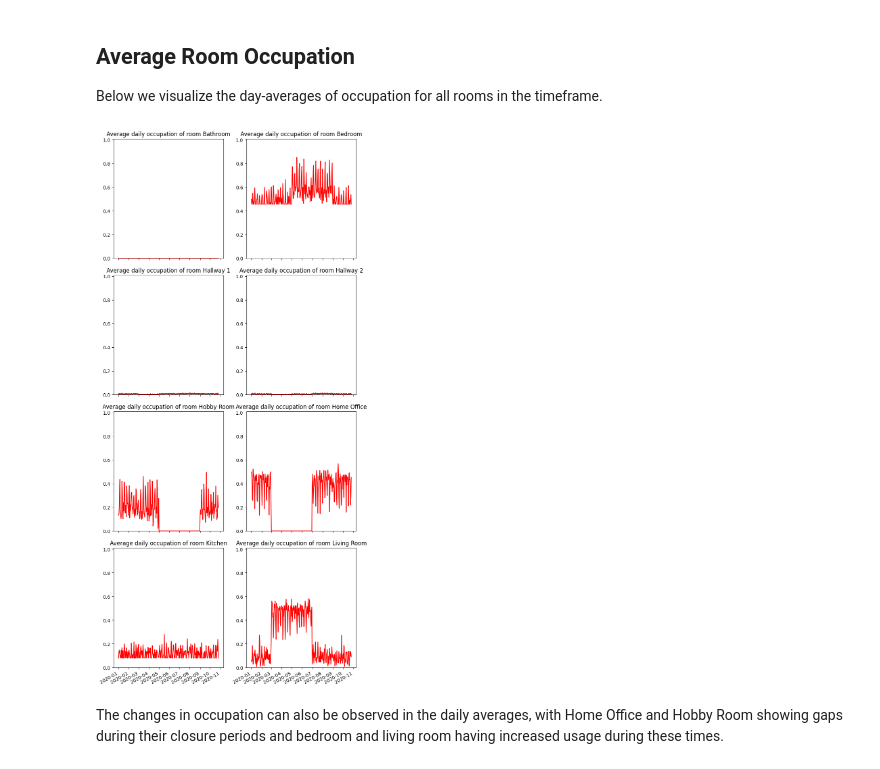
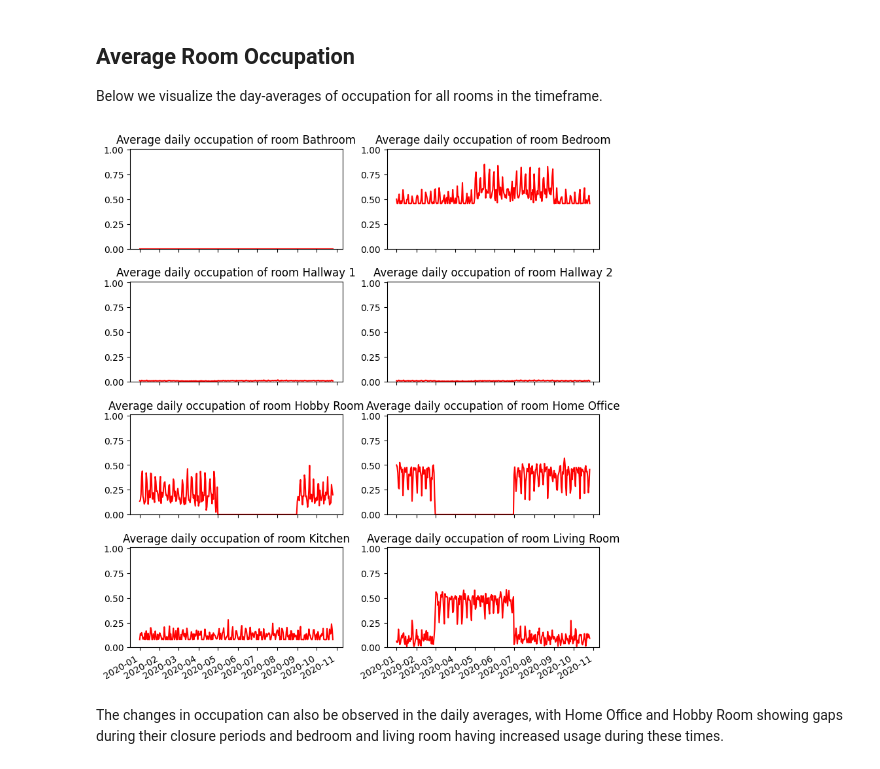
Before and after one commit to frank-trollmann/evohome, a Jupyter notebook: examples/room_change_scenario/notebooks/data_exploration.ipynb, the cells around one changed output. Saved outputs shown, nothing was run; the diff lists cells and outputs as text; code cells hidden in the pictures.

```diff
--- a/examples/room_change_scenario/notebooks/data_exploration.ipynb
+++ b/examples/room_change_scenario/notebooks/data_exploration.ipynb
@@ -63,9 +69,8 @@ below are five random samples
 Here we visualize the occupancy of rooms based on a heatmap.
 # %%
 
-
 nr_cols = 2
-fig, subplots = plt.subplots(ncols= nr_cols,nrows= (nr_rooms+1) //nr_cols, figsize = (8,20))
+fig, subplots = plt.subplots(ncols= nr_cols,nrows= (nr_rooms+1) //nr_cols, figsize = (8,10))
 
 for room_index in range(nr_rooms):
    ax = subplots[room_index//nr_cols][room_index% nr_cols]
@@ -94,18 +99,18 @@ Below we visualize the day-averages of occupation for all rooms in the timeframe
 # %%
 
 nr_cols = 2
-fig, subplots = plt.subplots(ncols= nr_cols,nrows= (nr_rooms+1) //nr_cols, figsize = (8,20))
+fig, subplots = plt.subplots(ncols= nr_cols,nrows= (nr_rooms+1) //nr_cols, figsize = (8,10))
 
 for room_index in range(nr_rooms):
     ax = subplots[room_index//nr_cols][room_index% nr_cols]
     ax.set_title(f"Average daily occupation of room {room_names[room_index]}")
     ax.plot(day_averages[f"room_{room_index}"],"r-")
     ax.set_ylim([0, 1.01])
 
 fig.tight_layout()
 fig.autofmt_xdate()
 plt.show()
 # %% [output]
-[figure, old version]
+[figure, new version]
 # %% [markdown]
 The changes in occupation can also be observed in the daily averages, with Home Office and Hobby Room showing gaps during their closure periods and bedroom and living room having increased usage during these times.
```
Also changed, not shown: parts of 3 cells of this notebook, 5 other files.
